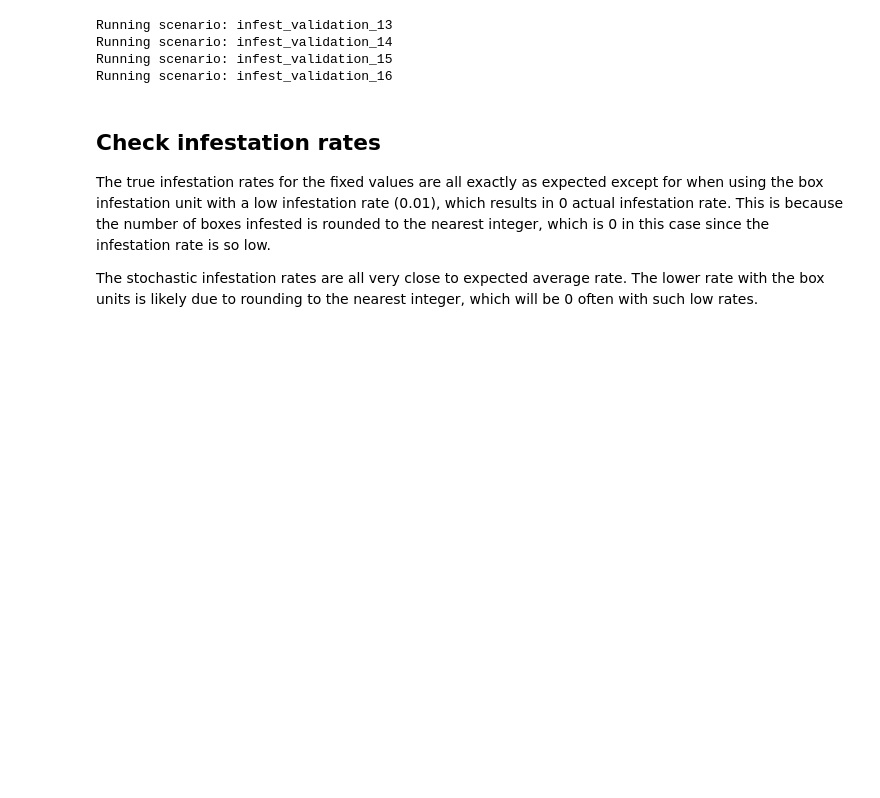
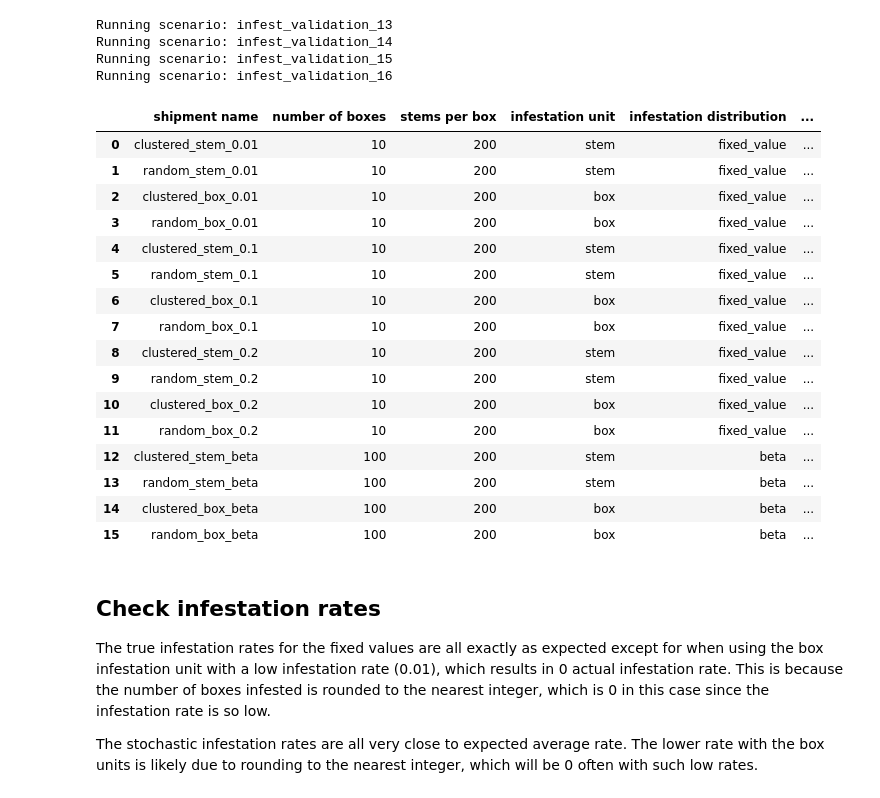
Before and after one commit to ncsu-landscape-dynamics/popsborder, a Jupyter notebook: validation_plots.ipynb, the cells around one changed output. Drawn from its saved outputs; the diff is of its cells as text; code cells hidden in the pictures; blank space fills up the shorter version.

Commit message:
Dataframe print format

```diff
--- a/validation_plots.ipynb
+++ b/validation_plots.ipynb
@@ -99,7 +99,6 @@ infest_validation_df_1 = save_scenario_result_to_pandas(
     ],
     result_columns=[
         "true_infestation_rate",
-        "total_missed_pests",
     ],
 )
 # %%
@@ -121,13 +120,35 @@ infest_validation_df_2 = save_scenario_result_to_pandas(
     ],
     result_columns=[
         "true_infestation_rate",
-        "total_missed_pests",
     ],
 )
 # %%
 # Combine dataframes from both tests to view infestation rates
 infest_validation_df = infest_validation_df_1.append(infest_validation_df_2)
 infest_validation_df.index = range(len(infest_validation_df))
+# %%
+column_names = ["shipment name", "number of boxes", "stems per box", "infestation unit", "infestation distribution", "infestation value", "contaminant arrangement", "actual infestation rate (mean)"]
+infest_validation_df_pretty = infest_validation_df.iloc[:,[0,1,3,4,5,6,7,11]]
+infest_validation_df_pretty.columns = column_names
+infest_validation_df_pretty
+# %% [output]
+|  | shipment name | number of boxes | stems per box | infestation unit | infestation distribution | ... |
+| 0 | clustered_stem_0.01 | 10 | 200 | stem | fixed_value | ... |
+| 1 | random_stem_0.01 | 10 | 200 | stem | fixed_value | ... |
+| 2 | clustered_box_0.01 | 10 | 200 | box | fixed_value | ... |
+| 3 | random_box_0.01 | 10 | 200 | box | fixed_value | ... |
+| 4 | clustered_stem_0.1 | 10 | 200 | stem | fixed_value | ... |
+| 5 | random_stem_0.1 | 10 | 200 | stem | fixed_value | ... |
+| 6 | clustered_box_0.1 | 10 | 200 | box | fixed_value | ... |
+| 7 | random_box_0.1 | 10 | 200 | box | fixed_value | ... |
+| 8 | clustered_stem_0.2 | 10 | 200 | stem | fixed_value | ... |
+| 9 | random_stem_0.2 | 10 | 200 | stem | fixed_value | ... |
+| 10 | clustered_box_0.2 | 10 | 200 | box | fixed_value | ... |
+| 11 | random_box_0.2 | 10 | 200 | box | fixed_value | ... |
+| 12 | clustered_stem_beta | 100 | 200 | stem | beta | ... |
+| 13 | random_stem_beta | 100 | 200 | stem | beta | ... |
+| 14 | clustered_box_beta | 100 | 200 | box | beta | ... |
+| 15 | random_box_beta | 100 | 200 | box | beta | ... |
 # %%
 # Create table with expected and actual infestation rates
 fixed_expected = infest_validation_df["pest/infestation_rate/value"][0:12]
```
